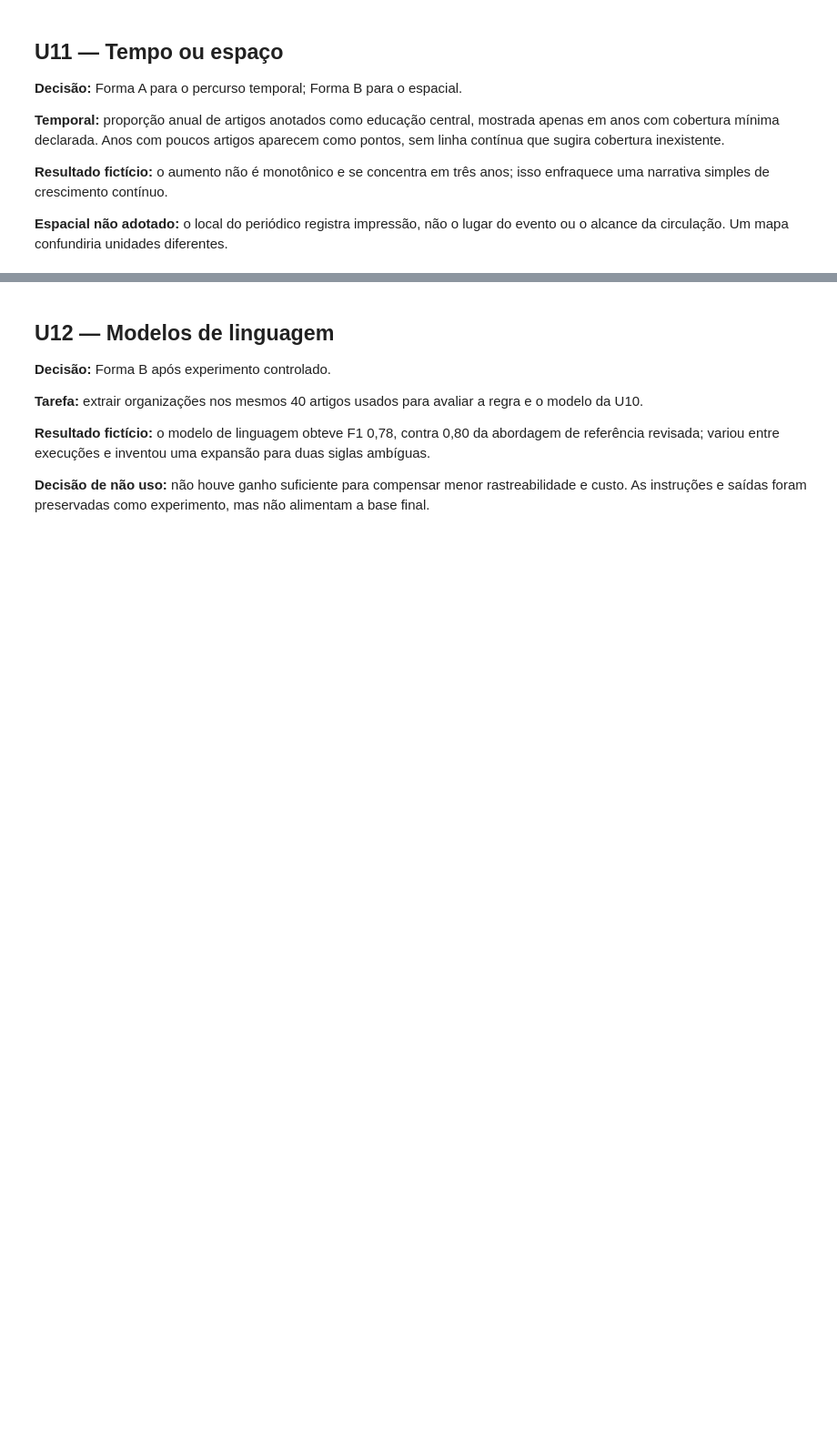
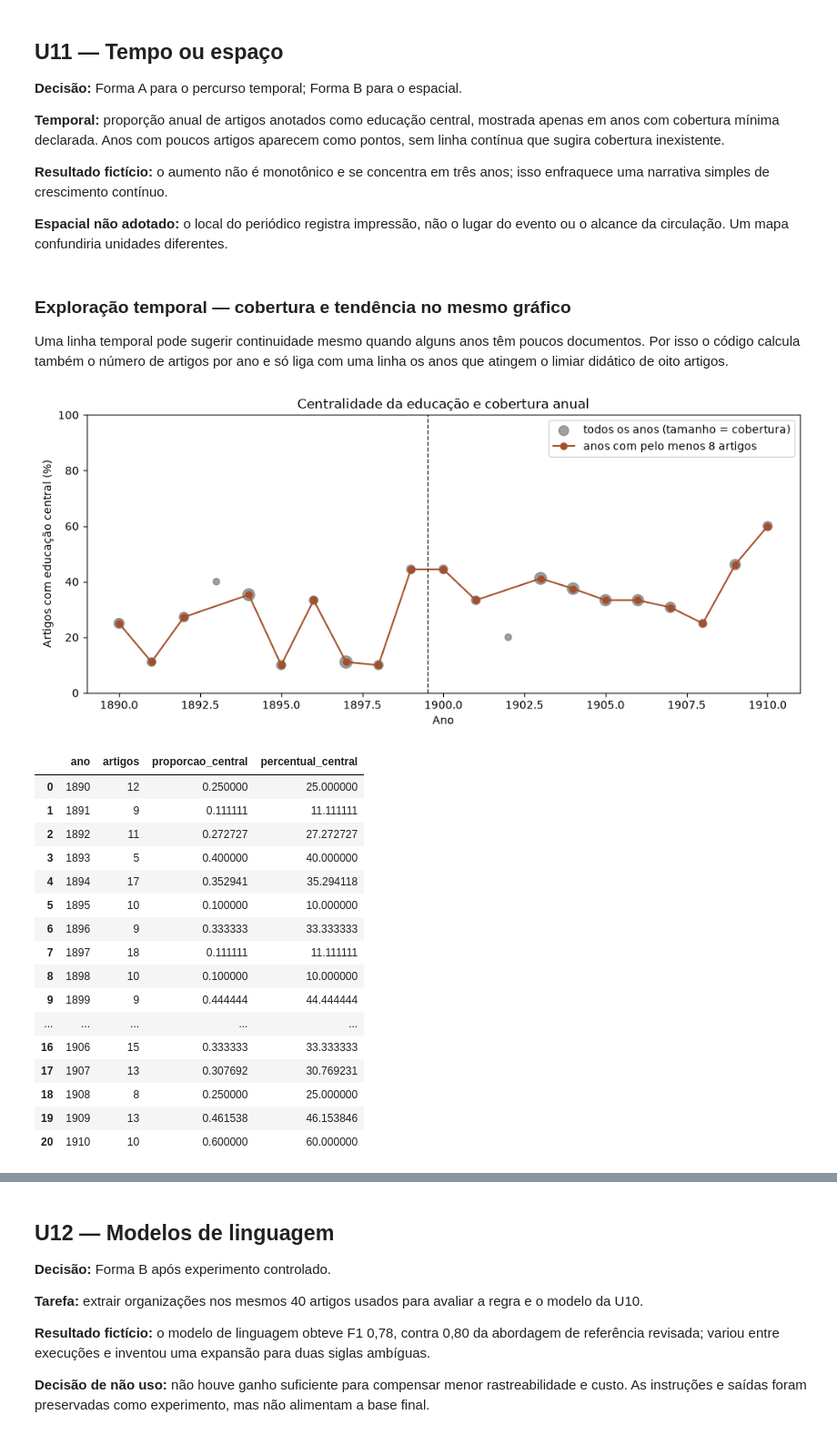
Before and after one commit to lalvim/disciplina_computacao_aplicada_humanidades_digitais, a Jupyter notebook: notes/trilha_de_trabalhos/notebooks_de_entrega/EXEMPLO_PREENCHIDO_projeto_integrador_U01_a_U14.ipynb, the cells around one changed output, grey strips where cells are left out. Shown at 91% size. Drawn from its saved outputs; the diff is of its cells as text; code cells hidden in the pictures; blank space fills up the shorter version.

```diff
--- a/notes/trilha_de_trabalhos/notebooks_de_entrega/EXEMPLO_PREENCHIDO_projeto_integrador_U01_a_U14.ipynb
+++ b/notes/trilha_de_trabalhos/notebooks_de_entrega/EXEMPLO_PREENCHIDO_projeto_integrador_U01_a_U14.ipynb
@@ -234,3 +442,63 @@ isso enfraquece uma narrativa simples de crescimento contínuo.
 
 **Espacial não adotado:** o local do periódico registra impressão, não o lugar do
 evento ou o alcance da circulação. Um mapa confundiria unidades diferentes.
+# %% [markdown]
+### Exploração temporal — cobertura e tendência no mesmo gráfico
+
+Uma linha temporal pode sugerir continuidade mesmo quando alguns anos
+têm poucos documentos. Por isso o código calcula também o número de
+artigos por ano e só liga com uma linha os anos que atingem o limiar
+didático de oito artigos.
+# %%
+anual = (
+    df.groupby("ano")
+    .agg(
+        artigos=("id_artigo", "size"),
+        proporcao_central=("educacao_central", "mean"),
+    )
+    .reset_index()
+)
+anual["percentual_central"] = anual["proporcao_central"] * 100
+
+fig, eixo = plt.subplots(figsize=(10, 4.5))
+eixo.scatter(
+    anual["ano"], anual["percentual_central"],
+    s=anual["artigos"] * 7, color="#777777", alpha=0.7,
+    label="todos os anos (tamanho = cobertura)",
+)
+cobertura_suficiente = anual[anual["artigos"] >= 8]
+eixo.plot(
+    cobertura_suficiente["ano"],
+    cobertura_suficiente["percentual_central"],
+    color="#a34f2a", marker="o",
+    label="anos com pelo menos 8 artigos",
+)
+eixo.axvline(1899.5, color="#333333", linestyle="--", linewidth=1)
+eixo.set_title("Centralidade da educação e cobertura anual")
+eixo.set_xlabel("Ano")
+eixo.set_ylabel("Artigos com educação central (%)")
+eixo.set_ylim(0, 100)
+eixo.legend()
+plt.tight_layout()
+plt.show()
+
+display(anual)
+# %% [output]
+[figure, added]
+|  | ano | artigos | proporcao_central | percentual_central |
+| 0 | 1890 | 12 | 0.250000 | 25.000000 |
+| 1 | 1891 | 9 | 0.111111 | 11.111111 |
+| 2 | 1892 | 11 | 0.272727 | 27.272727 |
+| 3 | 1893 | 5 | 0.400000 | 40.000000 |
+| 4 | 1894 | 17 | 0.352941 | 35.294118 |
+| 5 | 1895 | 10 | 0.100000 | 10.000000 |
+| 6 | 1896 | 9 | 0.333333 | 33.333333 |
+| 7 | 1897 | 18 | 0.111111 | 11.111111 |
+| 8 | 1898 | 10 | 0.100000 | 10.000000 |
+| 9 | 1899 | 9 | 0.444444 | 44.444444 |
+| ... | ... | ... | ... | ... |
+| 16 | 1906 | 15 | 0.333333 | 33.333333 |
+| 17 | 1907 | 13 | 0.307692 | 30.769231 |
+| 18 | 1908 | 8 | 0.250000 | 25.000000 |
+| 19 | 1909 | 13 | 0.461538 | 46.153846 |
+| 20 | 1910 | 10 | 0.600000 | 60.000000 |
```
Also changed, not shown: parts of 14 cells of this notebook, 4 other files.
